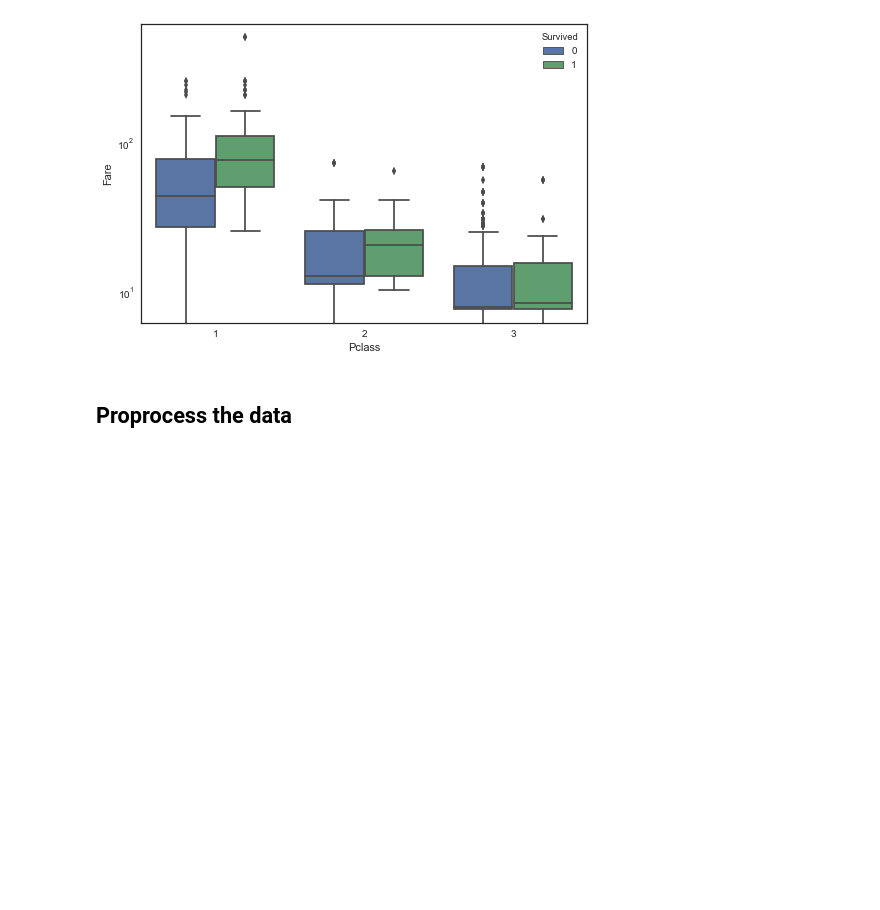
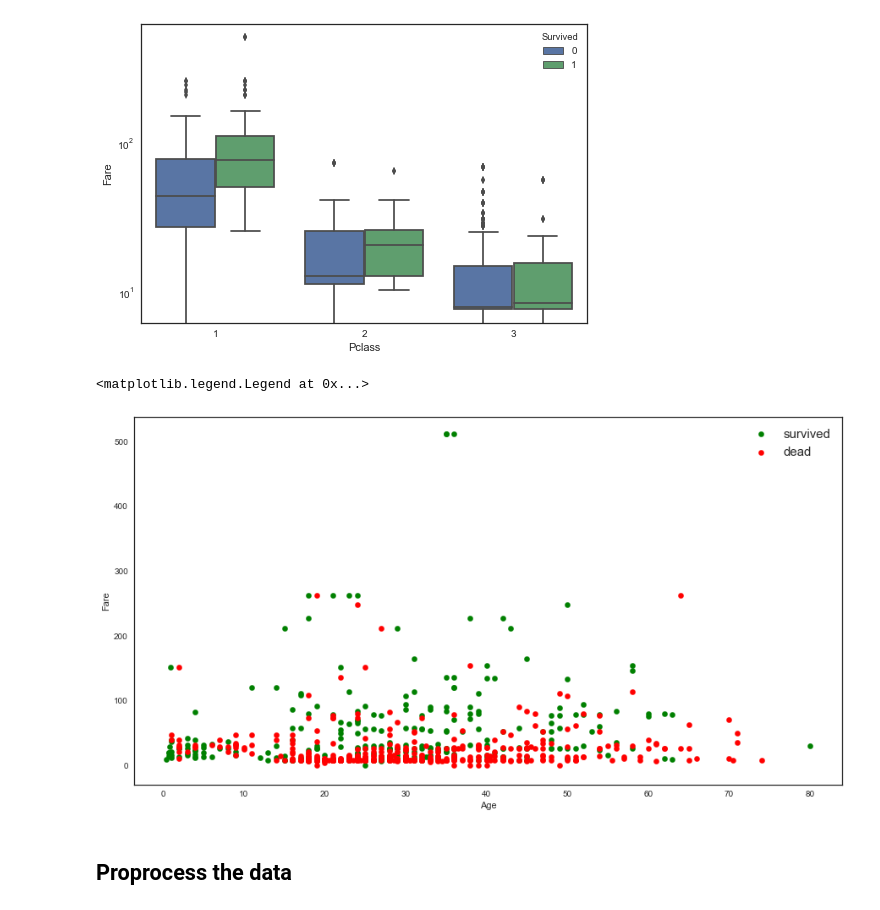
Before and after one commit to cc07/tictanic, a Jupyter notebook: Data Exploration.ipynb, the cells around one changed output. Drawn from its saved outputs; the diff is of its cells as text; code cells hidden in the pictures; blank space fills up the shorter version.

```diff
--- a/Data Exploration.ipynb
+++ b/Data Exploration.ipynb
@@ -540,6 +545,17 @@ ax = sns.boxplot(x="Pclass", y="Fare", hue="Survived", data=X_train);
 ax.set_yscale('log')
 # %% [output]
 [figure]
+# %%
+plt.figure(figsize=(15,8))
+ax = plt.subplot()
+ax.scatter(X_train[X_train['Survived']==1]['Age'], X_train[X_train['Survived']==1]['Fare'], c='green', s=40)
+ax.scatter(X_train[X_train['Survived']==0]['Age'], X_train[X_train['Survived']==0]['Fare'], c='red', s=40)
+ax.set_xlabel('Age')
+ax.set_ylabel('Fare')
+ax.legend(('survived','dead'),scatterpoints=1,loc='upper right',fontsize=15,)
+# %% [output]
+<matplotlib.legend.Legend at 0x...>
+[figure, added]
 # %% [markdown]
 ## Proprocess the data
 # %% [markdown]
```
Also changed, not shown: parts of 16 cells of this notebook, 14 other files.
